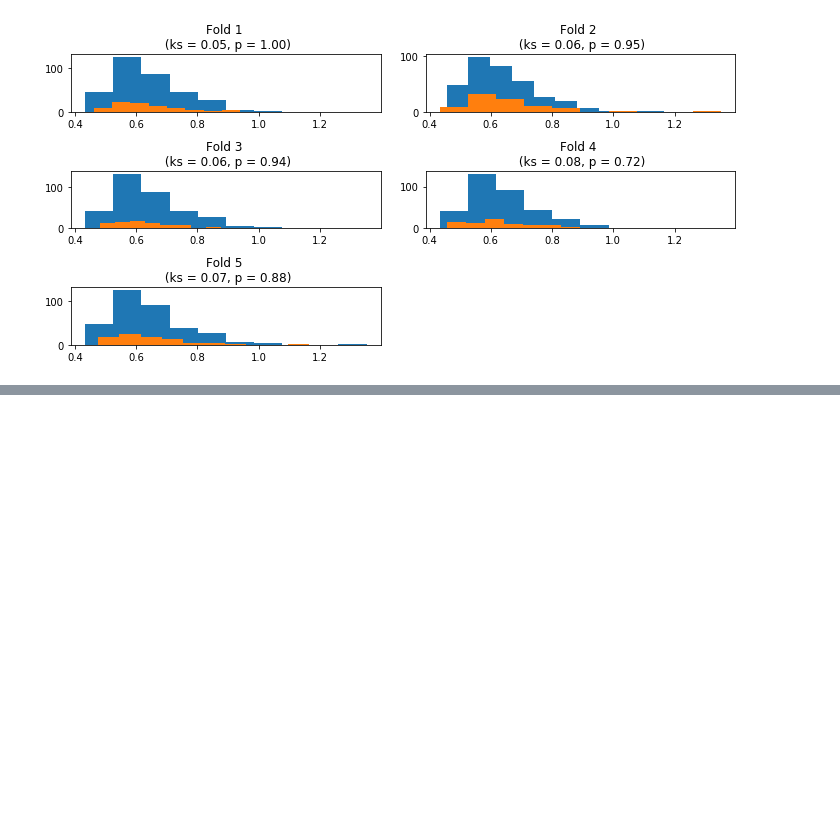
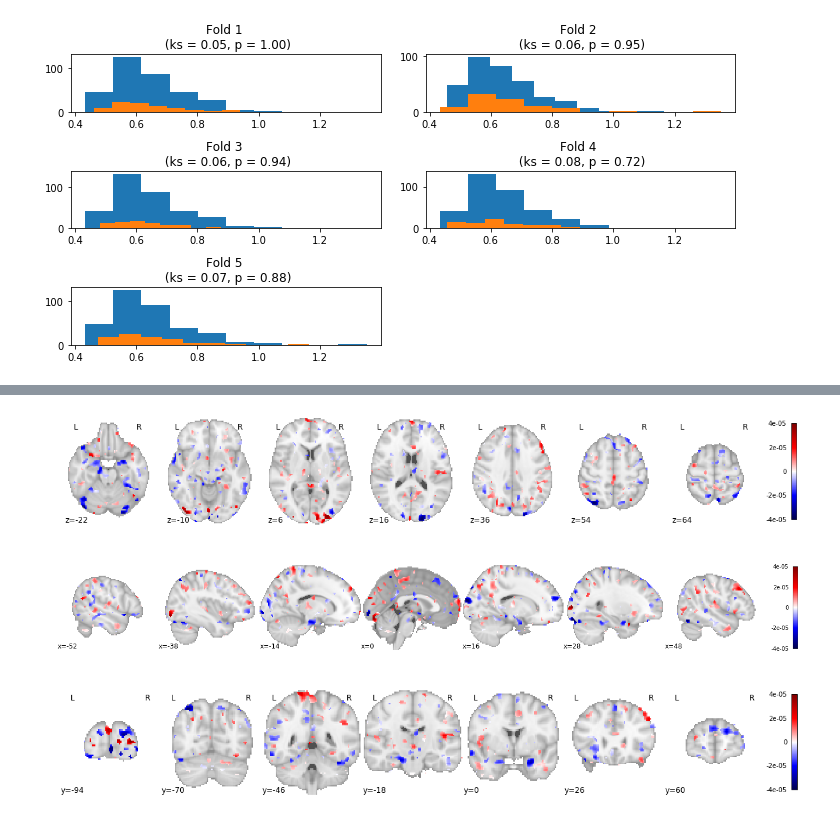
Before and after one commit to CoAxLab/IMT_manuscript, a Jupyter notebook: code/old_faces.ipynb, the cells around one changed output, grey strips where cells are left out. Drawn from its saved outputs; the diff is of its cells as text; code cells hidden in the pictures; blank space fills up the shorter version.

```diff
--- a/code/old_faces.ipynb
+++ b/code/old_faces.ipynb
@@ -315,0 +246,23 @@ else:
+# %%
+alpha = 0.05
+
+low_ci = np.quantile(weight_map_boots, q = alpha/(2), axis=0)
+high_ci = np.quantile(weight_map_boots, q=1-alpha/(2), axis=0)
+# %%
+mask_sig = low_ci*high_ci > 0
+# %%
+weight_map_thr = masking.unmask(mask_sig*weight_map, mask_img = grey_mask)
+# %%
+plotting.plot_stat_map(weight_map_thr,
+                       threshold=0., display_mode='z', cmap=plt.cm.seismic)
+
+plotting.plot_stat_map(weight_map_thr,
+                       threshold=0., display_mode='x', cmap=plt.cm.seismic)
+
+plotting.plot_stat_map(weight_map_thr,
+                       threshold=0., display_mode='y', cmap=plt.cm.seismic)
+pass
+# %% [output]
+[figure, added]
+[figure, added]
+[figure, added]
```
Also changed, not shown: parts of 71 cells of this notebook.
